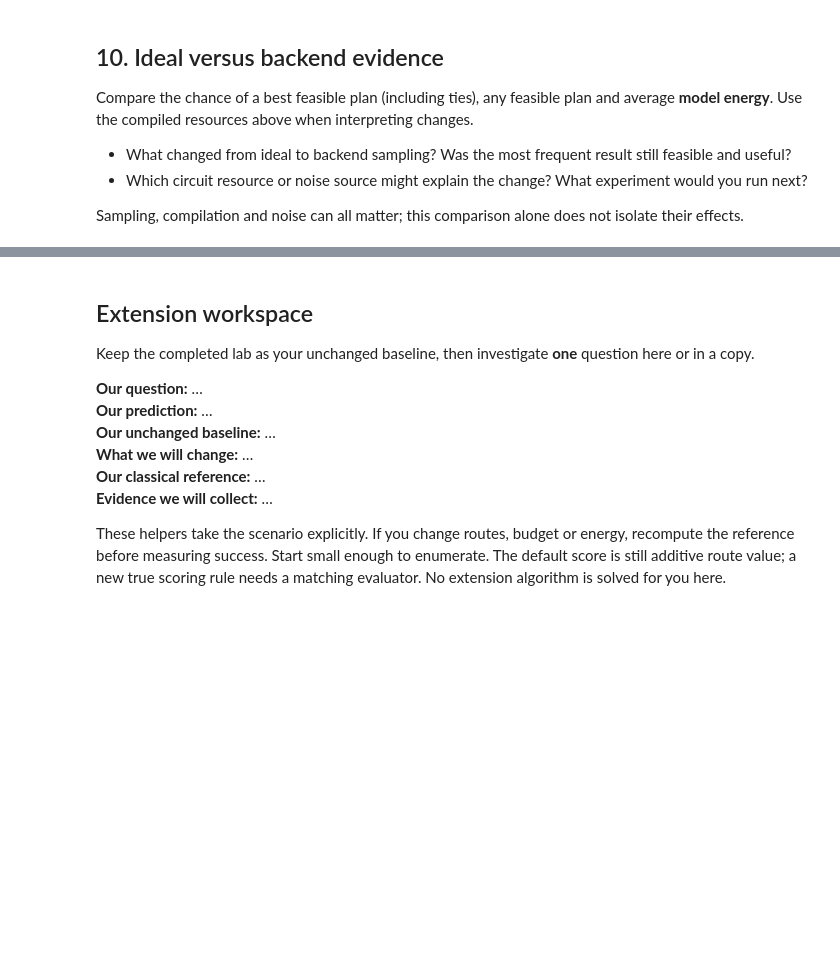
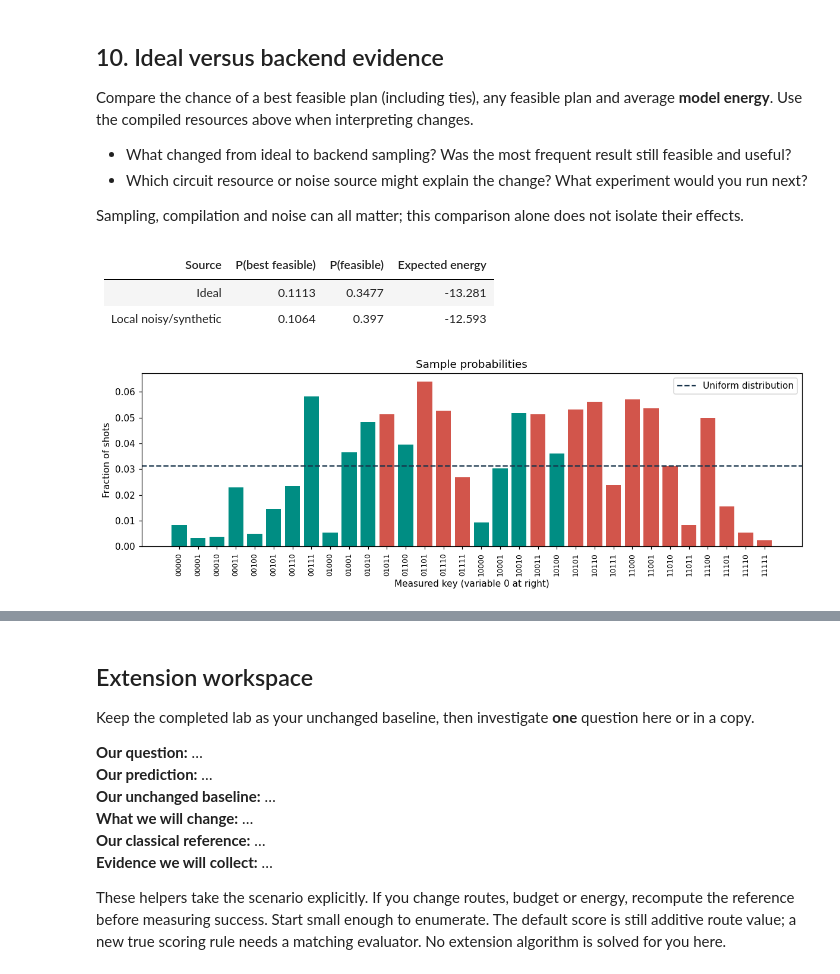
Before and after one commit to hrwire127/Q-Force, a Jupyter notebook: Quantum_Railways_Labb.ipynb, the cells around one changed output, grey strips where cells are left out. Drawn from its saved outputs; the diff is of its cells as text; code cells hidden in the pictures; blank space fills up the shorter version.

```diff
--- a/Quantum_Railways_Labb.ipynb
+++ b/Quantum_Railways_Labb.ipynb
@@ -788,14 +798,24 @@ Sampling, compilation and noise can all matter; this comparison alone does not i
 # %%
 comparison=[('Ideal',distribution_metrics(ideal_counts,demo_routes,BUDGET,classical_rows)),
     (backend_kind,distribution_metrics(backend_counts,demo_routes,BUDGET,classical_rows))]
 if real_counts is not None:
     comparison.append(('Real QPU',distribution_metrics(real_counts,demo_routes,BUDGET,classical_rows)))
 comparison_headers=['Source','P(best feasible)','P(feasible)','Expected energy']
 comparison_rows=[(name,round(m['optimal_feasible_probability'],4),round(m['feasible_rate'],4),
                   round(m['expected_energy'],3)) for name,m in comparison]
 show_table(comparison_headers,comparison_rows)
 # TODO: choose one map or distribution plot that helps explain a difference.
 # plot_distribution(backend_counts,demo_routes,BUDGET); plt.show()
+
+# Afisam distributia rezultatelor cu zgomot
+plot_distribution(backend_counts, demo_routes, BUDGET)
+plt.show()
+# %% [output]
+| Source | P(best feasible) | P(feasible) | Expected energy |
+| --- | --- | --- | --- |
+| Ideal | 0.1113 | 0.3477 | -13.281 |
+| Local noisy/synthetic | 0.1064 | 0.397 | -12.593 |
+[figure, added]
 # %% [markdown]
 ## Your conclusion and next question
 Write your conclusions rather than accepting a supplied answer:
```
Also changed, not shown: parts of 4 cells of this notebook.
